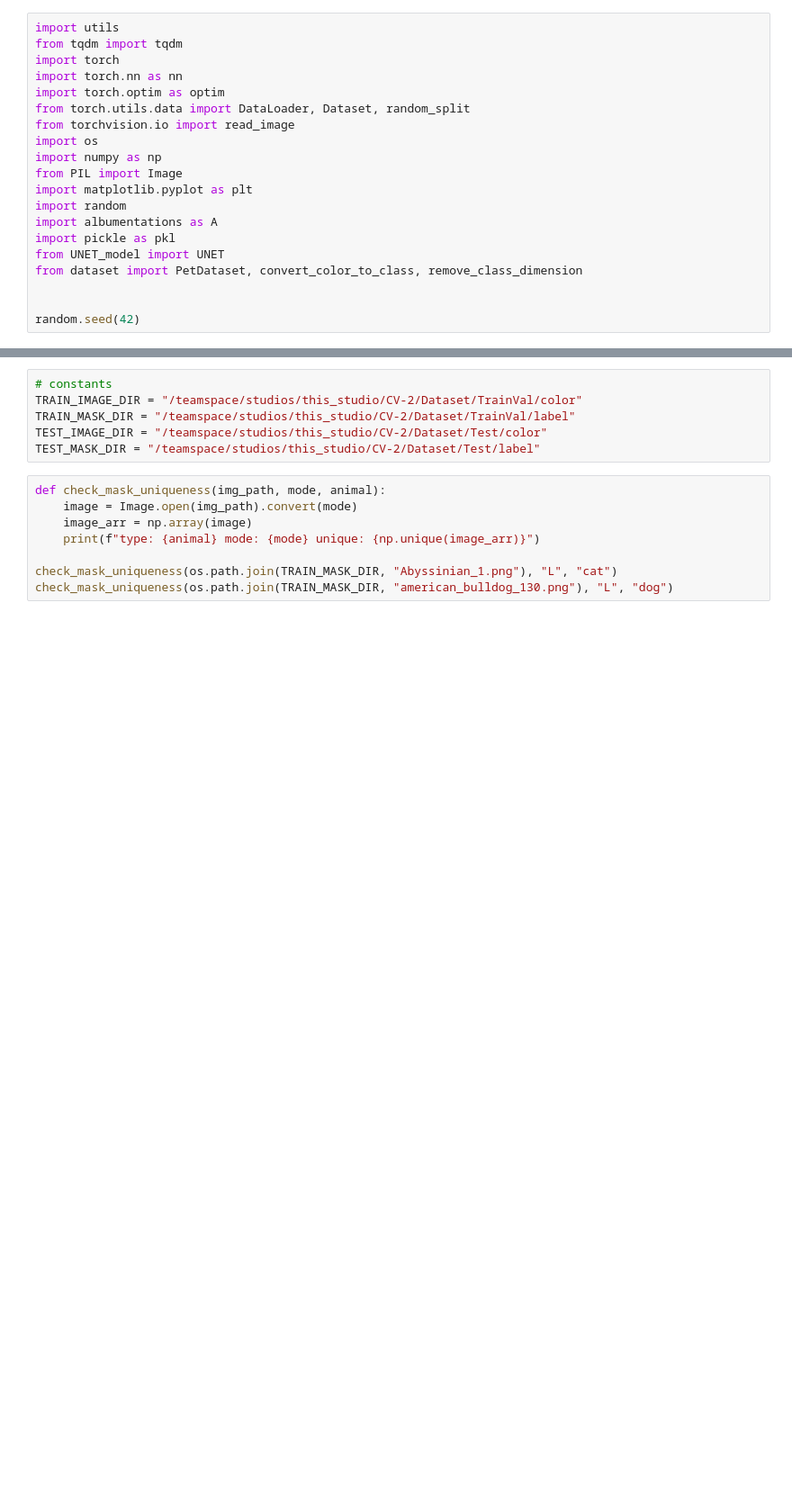
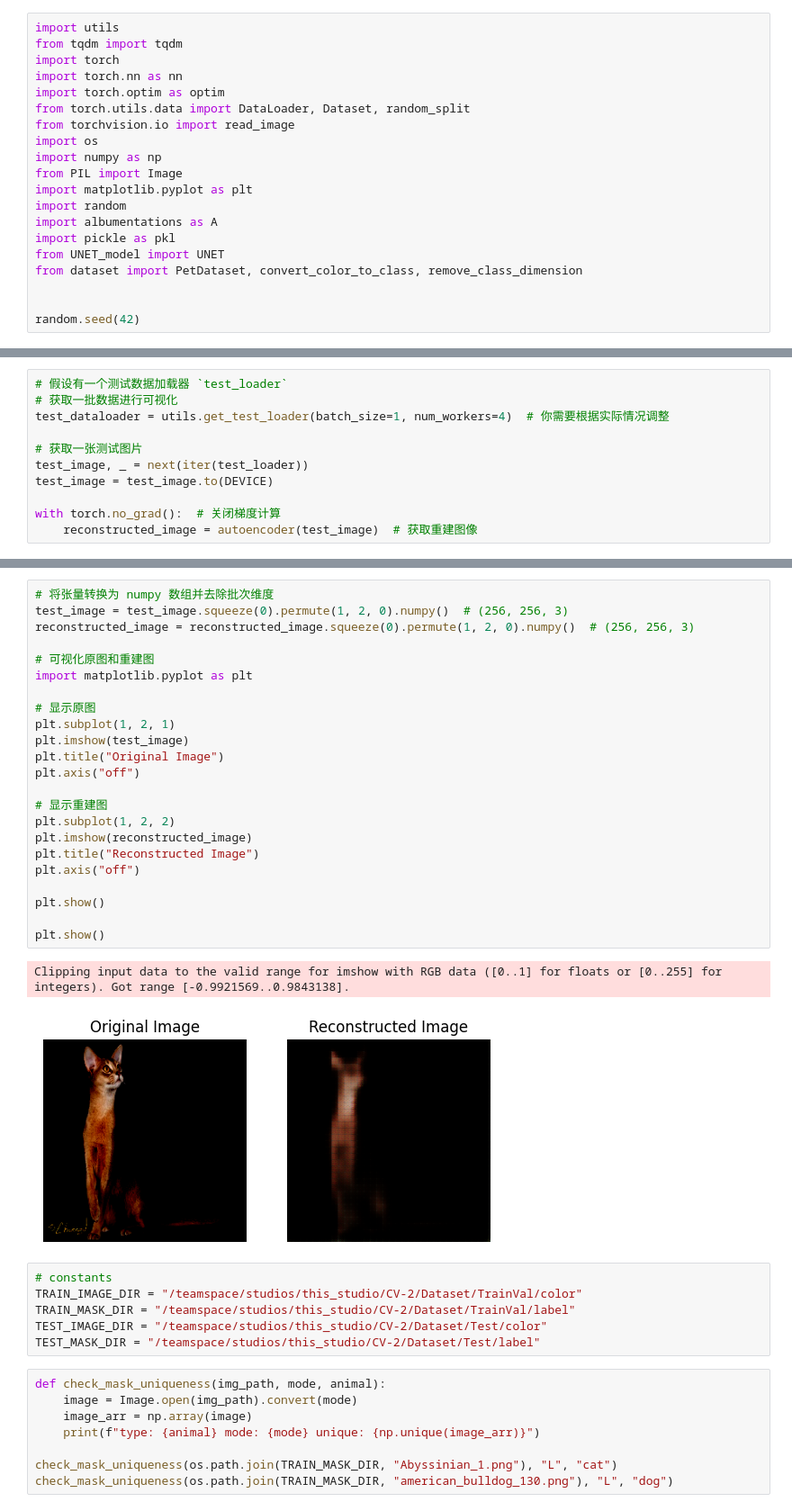
Before and after one commit to yuhaopro/image-segmentation-cv, a Jupyter notebook: CV-3/main.ipynb, the cells around one changed output, grey strips where cells are left out. Shown: that part at 90% size. Drawn from its saved outputs; the diff is of its cells as text; blank space fills up the shorter version.

```diff
--- a/CV-3/main.ipynb
+++ b/CV-3/main.ipynb
@@ -40,0 +107,11 @@ random.seed(42)
+# %%
+# 假设有一个测试数据加载器 `test_loader`
+# 获取一批数据进行可视化
+test_dataloader = utils.get_test_loader(batch_size=1, num_workers=4)  # 你需要根据实际情况调整
+
+# 获取一张测试图片
+test_image, _ = next(iter(test_loader))
+test_image = test_image.to(DEVICE)
+
+with torch.no_grad():  # 关闭梯度计算
+    reconstructed_image = autoencoder(test_image)  # 获取重建图像
@@ -41,3 +124,29 @@ random.seed(42)
+# %%
+# 将张量转换为 numpy 数组并去除批次维度
+test_image = test_image.squeeze(0).permute(1, 2, 0).numpy()  # (256, 256, 3)
+reconstructed_image = reconstructed_image.squeeze(0).permute(1, 2, 0).numpy()  # (256, 256, 3)
+
+# 可视化原图和重建图
+import matplotlib.pyplot as plt
+
+# 显示原图
+plt.subplot(1, 2, 1)
+plt.imshow(test_image)
+plt.title("Original Image")
+plt.axis("off")
+
+# 显示重建图
+plt.subplot(1, 2, 2)
+plt.imshow(reconstructed_image)
+plt.title("Reconstructed Image")
+plt.axis("off")
+
+plt.show()
+
+plt.show()
+# %% [output]
+Clipping input data to the valid range for imshow with RGB data ([0..1] for floats or [0..255] for integers). Got range [-0.9921569..0.9843138].
+[figure, added]
 # %%
 # constants
 TRAIN_IMAGE_DIR = "/teamspace/studios/this_studio/CV-2/Dataset/TrainVal/color"
```
Also changed, not shown: parts of 3 cells of this notebook.
